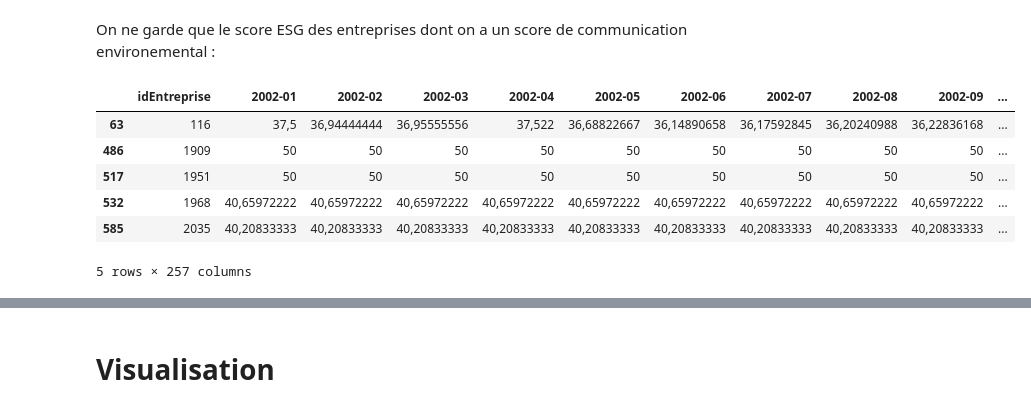
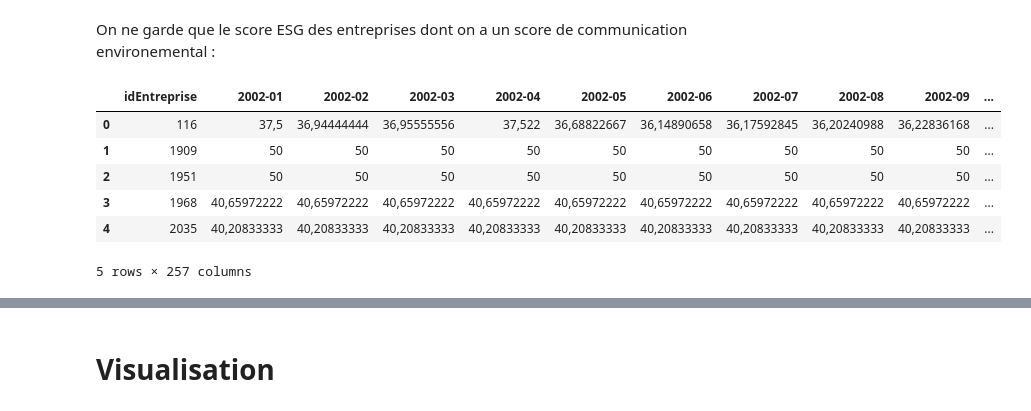
Before and after one commit to tgarnier067/Stat_app, a Jupyter notebook: Econometrie.ipynb, the cells around one changed output, grey strips where cells are left out. Saved outputs shown, nothing was run; the diff lists cells and outputs as text; code cells hidden in the pictures.

```diff
--- a/Econometrie.ipynb
+++ b/Econometrie.ipynb
@@ -101,15 +101,15 @@ env_comm_score.head()
 On ne garde que le score ESG des entreprises dont on a un score de communication environemental :
 # %%
 # Filtrer les lignes de esg_data en fonction des idEntreprise présents dans merged_df
-filtered_esg_data = esg_data[esg_data['idEntreprise'].isin(env_comm_score['idEntreprise'])]
+filtered_esg_data = esg_data[esg_data['idEntreprise'].isin(env_comm_score['idEntreprise'])].reset_index(drop=True)
 
 # Afficher les premières lignes du DataFrame filtré pour vérification
 filtered_esg_data.head()
 # %% [output]
 |  | idEntreprise | 2002-01 | 2002-02 | 2002-03 | 2002-04 | 2002-05 | 2002-06 | 2002-07 | 2002-08 | 2002-09 | ... |
-| 63 | 116 | 37,5 | 36,94444444 | 36,95555556 | 37,522 | 36,68822667 | 36,14890658 | 36,17592845 | 36,20240988 | 36,22836168 | ... |
-| 486 | 1909 | 50 | 50 | 50 | 50 | 50 | 50 | 50 | 50 | 50 | ... |
-| 517 | 1951 | 50 | 50 | 50 | 50 | 50 | 50 | 50 | 50 | 50 | ... |
-| 532 | 1968 | 40,65972222 | 40,65972222 | 40,65972222 | 40,65972222 | 40,65972222 | 40,65972222 | 40,65972222 | 40,65972222 | 40,65972222 | ... |
-| 585 | 2035 | 40,20833333 | 40,20833333 | 40,20833333 | 40,20833333 | 40,20833333 | 40,20833333 | 40,20833333 | 40,20833333 | 40,20833333 | ... |
+| 0 | 116 | 37,5 | 36,94444444 | 36,95555556 | 37,522 | 36,68822667 | 36,14890658 | 36,17592845 | 36,20240988 | 36,22836168 | ... |
+| 1 | 1909 | 50 | 50 | 50 | 50 | 50 | 50 | 50 | 50 | 50 | ... |
+| 2 | 1951 | 50 | 50 | 50 | 50 | 50 | 50 | 50 | 50 | 50 | ... |
+| 3 | 1968 | 40,65972222 | 40,65972222 | 40,65972222 | 40,65972222 | 40,65972222 | 40,65972222 | 40,65972222 | 40,65972222 | 40,65972222 | ... |
+| 4 | 2035 | 40,20833333 | 40,20833333 | 40,20833333 | 40,20833333 | 40,20833333 | 40,20833333 | 40,20833333 | 40,20833333 | 40,20833333 | ... |
 5 rows × 257 columns
```
Also changed, not shown: parts of 5 cells of this notebook.
